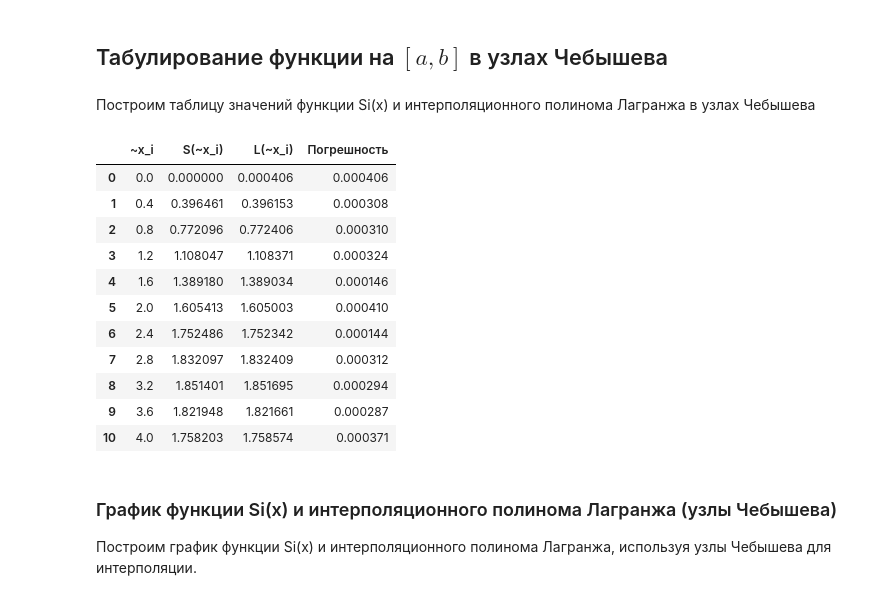
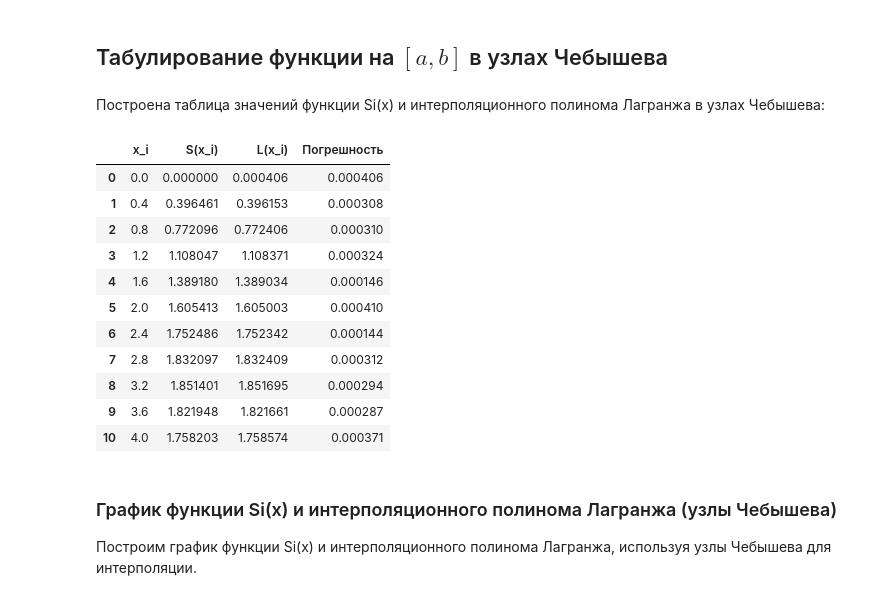
Before and after one commit to d-code000/NumericalMethods, a Jupyter notebook: interpolation_polynomial.ipynb, the cells around one changed output. Saved outputs shown, nothing was run; the diff lists cells and outputs as text; code cells hidden in the pictures.

```diff
--- a/interpolation_polynomial.ipynb
+++ b/interpolation_polynomial.ipynb
@@ -312,28 +288,28 @@ def get_tab_x_cheb(a: int = 0, b: int = 4, n: int = 5) -> list[float]:
         tab_x.append(x_i)
     return tab_x
 # %% [markdown]
-Построим таблицу значений функции Si(x) и интерполяционного полинома Лагранжа в узлах Чебышева
+Построена таблица значений функции Si(x) и интерполяционного полинома Лагранжа в узлах Чебышева:
 # %%
 # Создаем узлы Чебышева для интерполяции (6 узлов как в первой части)
 tabulate_series_cheb = [Point(x, series(x)) for x in get_tab_x_cheb(n=5)]
 x_values_cheb = [point.x for point in tabulate_series_cheb]
 y_values_cheb = [point.y for point in tabulate_series_cheb]
 
 # Проверяем интерполяцию на 11 точках (равномерных для сравнения)
 x_array_test = get_tab_x(n=10)
 series_array_cheb = [series(x) for x in x_array_test]
 lp_array_cheb = [lagrange_polynomial(x, tabulate_series_cheb) for x in x_array_test]
 
 result_table_cheb = {
-    '~x_i': x_array_test,
-    'S(~x_i)': series_array_cheb,
-    'L(~x_i)': lp_array_cheb,
+    'x_i': x_array_test,
+    'S(x_i)': series_array_cheb,
+    'L(x_i)': lp_array_cheb,
     'Погрешность': [abs(s - l) for s, l in zip(series_array_cheb, lp_array_cheb)]
 }
 
 pandas.DataFrame(result_table_cheb)
 # %% [output]
-|  | ~x_i | S(~x_i) | L(~x_i) | Погрешность |
+|  | x_i | S(x_i) | L(x_i) | Погрешность |
 | 0 | 0.0 | 0.000000 | 0.000406 | 0.000406 |
 | 1 | 0.4 | 0.396461 | 0.396153 | 0.000308 |
 | 2 | 0.8 | 0.772096 | 0.772406 | 0.000310 |
```
Also changed, not shown: parts of 13 cells of this notebook.
